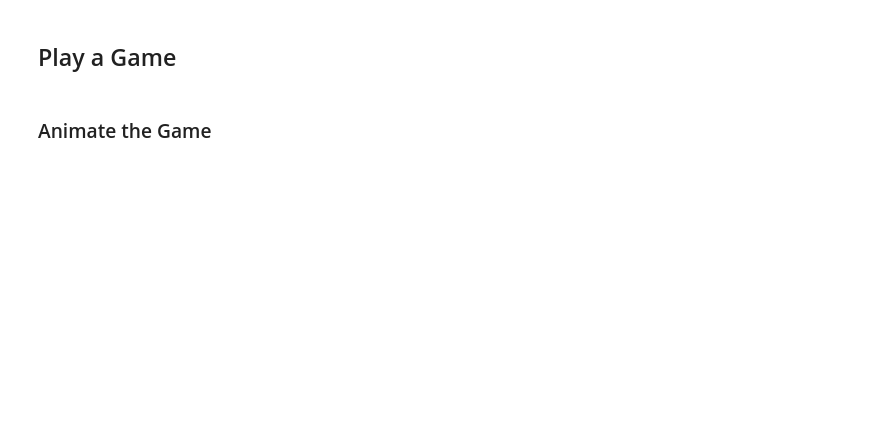
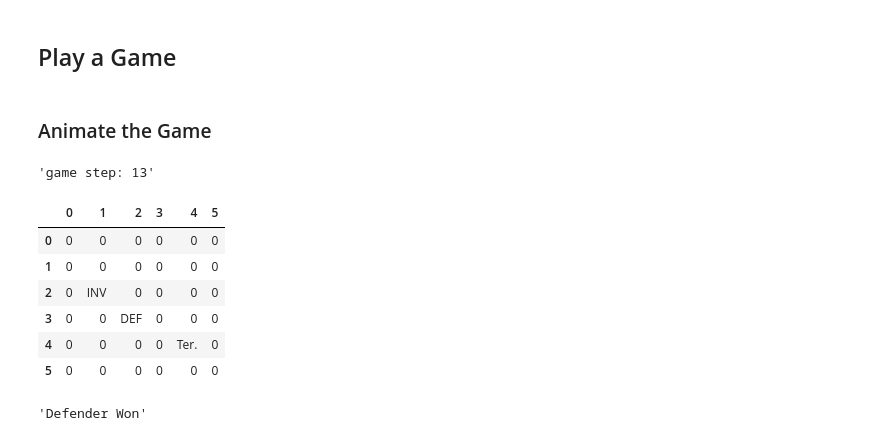
Before and after one commit to aarontan-git/multi_agent_learning, a Jupyter notebook: Notebooks/minimaxq.ipynb, the cells around one changed output. Drawn from its saved outputs; the diff is of its cells as text; code cells hidden in the pictures; blank space fills up the shorter version.

```diff
--- a/Notebooks/minimaxq.ipynb
+++ b/Notebooks/minimaxq.ipynb
@@ -635,22 +631,33 @@ defender_policy
 # %% [markdown]
 ### Animate the Game
 # %%
-# # generate game trajectory
-# game_trajectory, status = generate_trajectory([0,0],[0,5])
+# generate game trajectory
+game_trajectory, status = generate_trajectory([5,0],[0,0])
+# %% [output]
+'game step: 13'
 # %%
-# # define game dimensions
-# columns=range(invader_defender.size)
-# index = range(invader_defender.size)
+# define game dimensions
+columns=range(invader_defender.size)
+index = range(invader_defender.size)
 
-# # animate the game
-# for step in range(len(game_trajectory)):
-#     game_table = pd.DataFrame(0, index = index, columns=columns)
-#     game_table[4][4] = 'Ter.'
-#     game_table[game_trajectory[step][1]][game_trajectory[step][0]] = 'DEF'
-#     game_table[game_trajectory[step][3]][game_trajectory[step][2]] = 'INV'
-#     clear_output(wait=True)
-#     display(game_table)
-#     time.sleep(0.1)
+# animate the game
+for step in range(len(game_trajectory)):
+    game_table = pd.DataFrame(0, index = index, columns=columns)
+    game_table[4][4] = 'Ter.'
+    game_table[game_trajectory[step][1]][game_trajectory[step][0]] = 'DEF'
+    game_table[game_trajectory[step][3]][game_trajectory[step][2]] = 'INV'
+    clear_output(wait=True)
+    display(game_table)
+    time.sleep(0.2)
 
-# # print game status
-# display(status)
+# print game status
+display(status)
+# %% [output]
+|  | 0 | 1 | 2 | 3 | 4 | 5 |
+| 0 | 0 | 0 | 0 | 0 | 0 | 0 |
+| 1 | 0 | 0 | 0 | 0 | 0 | 0 |
+| 2 | 0 | INV | 0 | 0 | 0 | 0 |
+| 3 | 0 | 0 | DEF | 0 | 0 | 0 |
+| 4 | 0 | 0 | 0 | 0 | Ter. | 0 |
+| 5 | 0 | 0 | 0 | 0 | 0 | 0 |
+'Defender Won'
```
Also changed, not shown: parts of 16 cells of this notebook, 3 other files.
